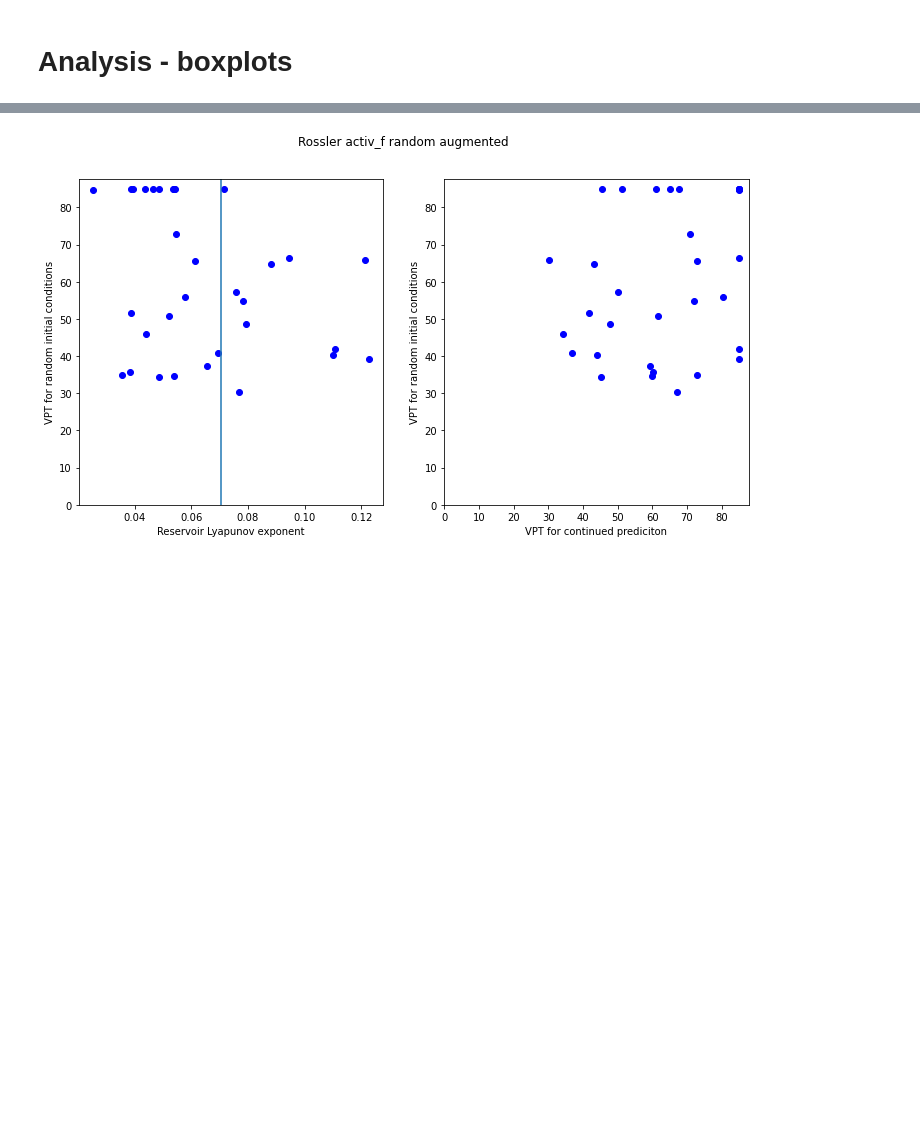
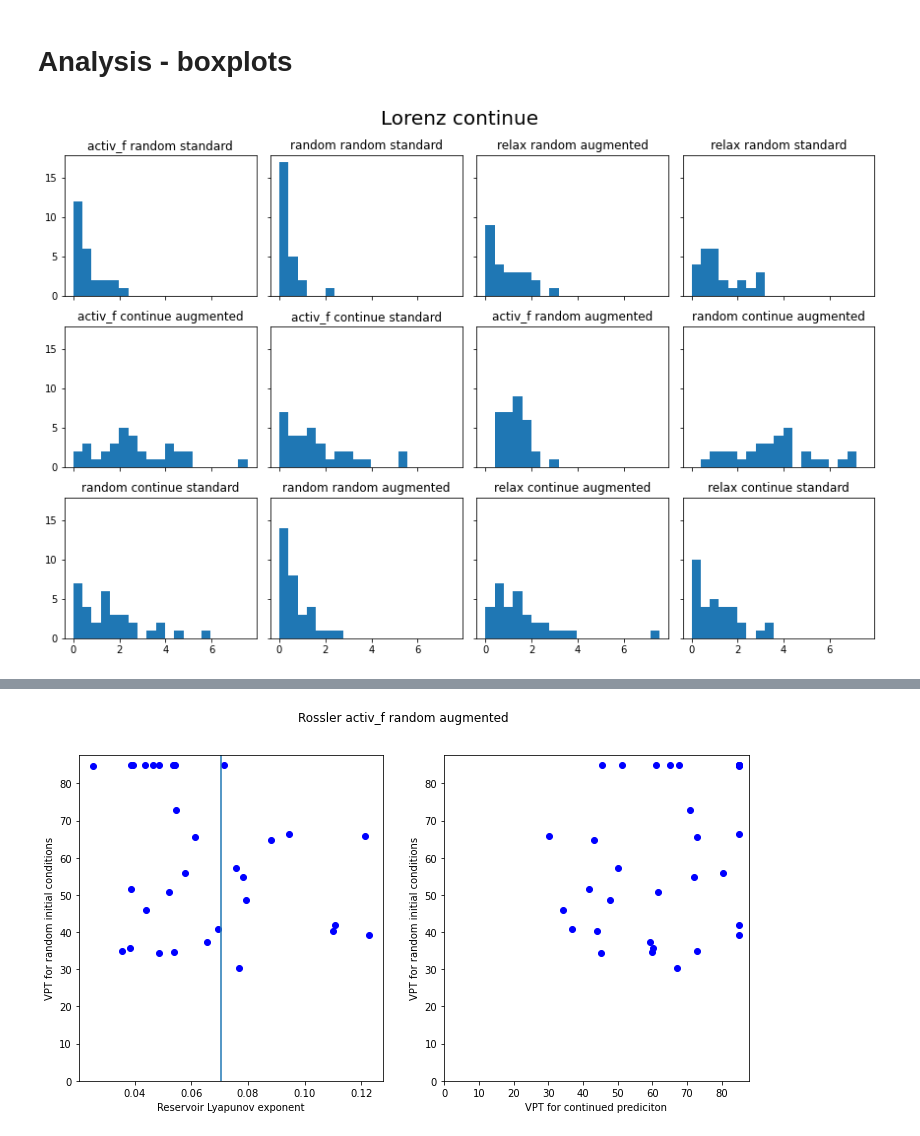
Before and after one commit to djpasseyjr/RCInitialCond, a Jupyter notebook: Notebooks/Results-boxplots.ipynb, the cells around one changed output, grey strips where cells are left out. Saved outputs shown, nothing was run; the diff lists cells and outputs as text; code cells hidden in the pictures; blank space fills up the shorter version.

Commit message:
Plots

```diff
--- a/Notebooks/Results-boxplots.ipynb
+++ b/Notebooks/Results-boxplots.ipynb
@@ -147,6 +150,34 @@ def boxplots(data_list, which, sort=True, force_finite=False):
             names = [names[i] for i in order]
 
         plt.boxplot(data, labels=names, vert=False)
+# %%
+def hists(data_list, which, numbins, **fig_args):
+    """
+    Given a list of results dictionaries and an attribute, makes a boxplot of each of the dictionary's data.
+    Note: does not call plt.show()
+
+    Parameters:
+        data_list: list of results dictionaries.
+        which (str): which item in the dictionary to plot.
+        sort (bool): default True; if True, sort the datasets in descending order by median.
+        force_finite (bool): default False; if True, remove any Inf or NaN values in the datasets before plotting.
+    """
+    names = np.array([' '.join(item['experiment'][1:]) for item in data_list])
+    max_val = max([np.max(item[which]) for item in data_list])
+    min_val = 0.
+    fig, axes = plt.subplots(3,4, **fig_args)
+    for item, ax, name in zip(data_list, axes.ravel(), names):
+        ax.hist(item[which], bins=np.linspace(min_val, max_val,numbins))
+        ax.set_title(name)
+    plt.tight_layout()
+    return fig
+# %%
+fig = hists(results_split['lorenz'], 'continue', 20, figsize=(12,8), sharex=True, sharey=True)
+plt.suptitle("Lorenz continue", fontsize=20)
+plt.subplots_adjust(top=0.9)
+plt.show()
+# %% [output]
+[figure, added]
 # %%
 boxplots(results_split['lorenz'], 'continue')
 plt.suptitle('Lorenz system - continue prediction')
```
Also changed, not shown: parts of 13 cells of this notebook.
